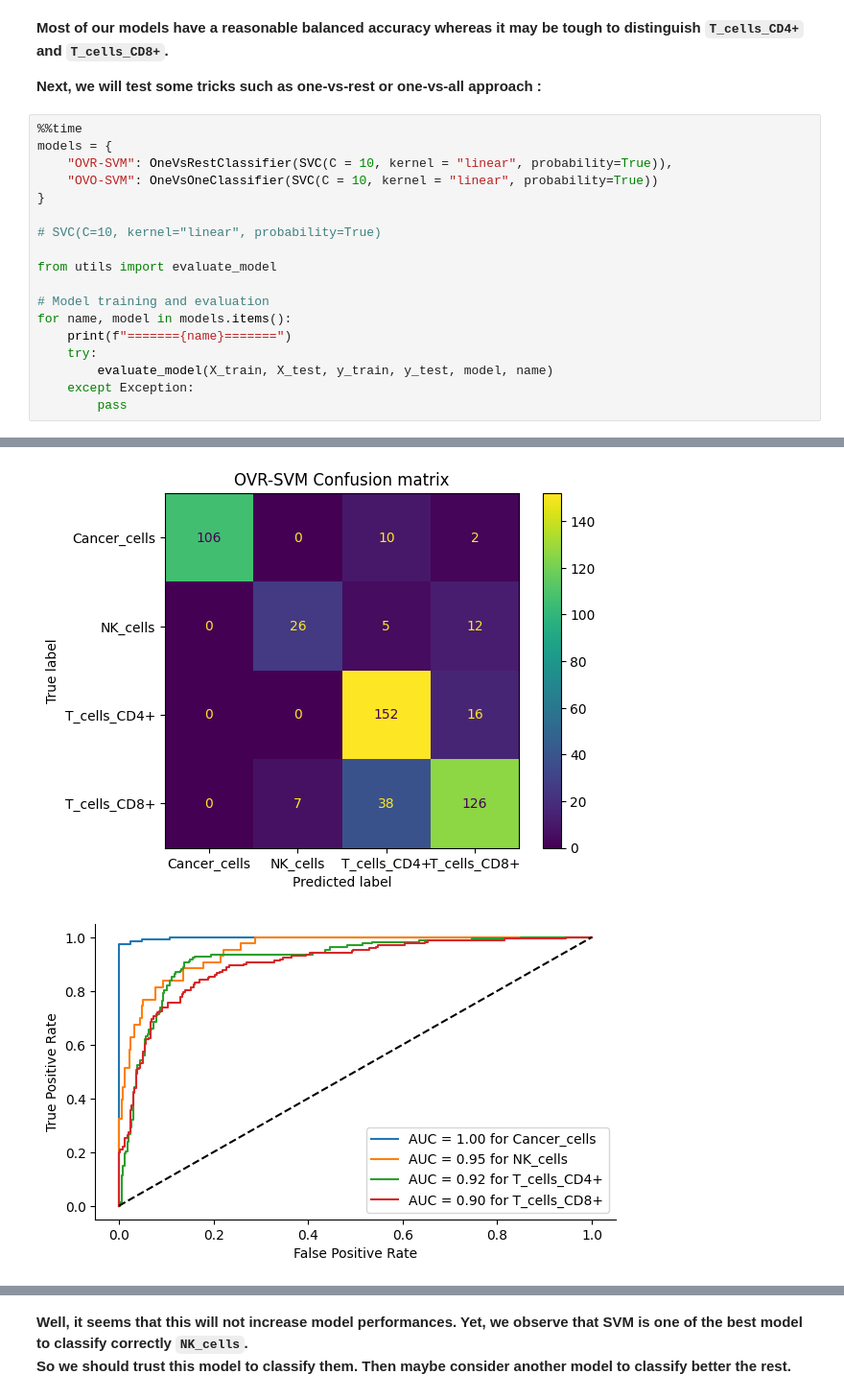
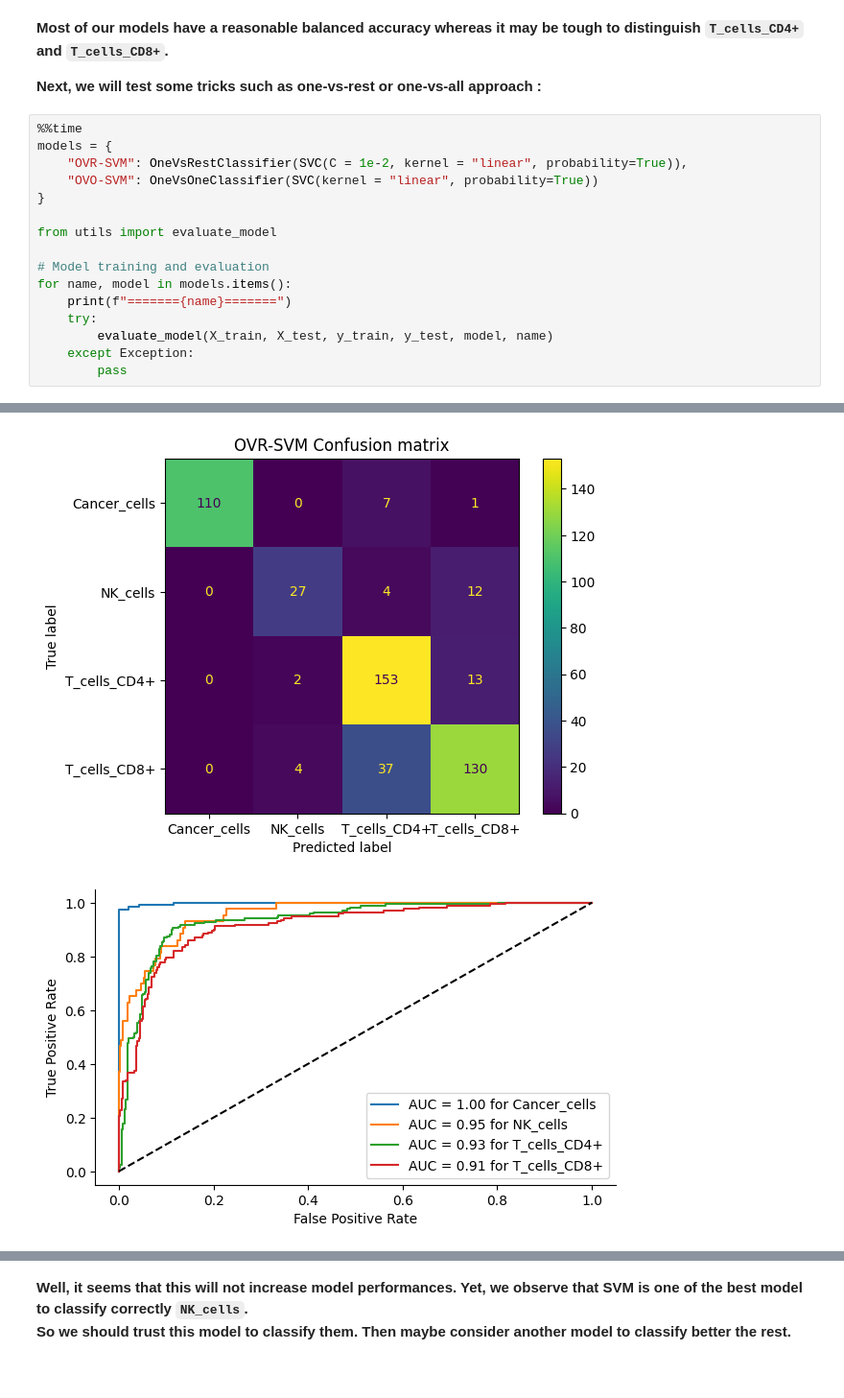
Before and after one commit to DataSaiyentist/DataCamp_scRNAseq, a Jupyter notebook: model.ipynb, the cells around one changed output, grey strips where cells are left out. Shown at 96% size. Cells and saved outputs as stored; diff of their text form.

```diff
--- a/model.ipynb
+++ b/model.ipynb
@@ -191,11 +191,9 @@ KNN Accuracy: 0.61
 # %%
 %%time
 models = {
-    "OVR-SVM": OneVsRestClassifier(SVC(C = 10, kernel = "linear", probability=True)),
-    "OVO-SVM": OneVsOneClassifier(SVC(C = 10, kernel = "linear", probability=True))
+    "OVR-SVM": OneVsRestClassifier(SVC(C = 1e-2, kernel = "linear", probability=True)),
+    "OVO-SVM": OneVsOneClassifier(SVC(kernel = "linear", probability=True))
 }
-
-# SVC(C=10, kernel="linear", probability=True)
 
 from utils import evaluate_model
 
@@ -212,2 +210,2 @@ OVR-SVM Accuracy: 0.79
-[figure, old version]
+[figure, new version]
-[figure, old version]
+[figure, new version]
```
Also changed, not shown: parts of 4 cells of this notebook, 1 other file.
